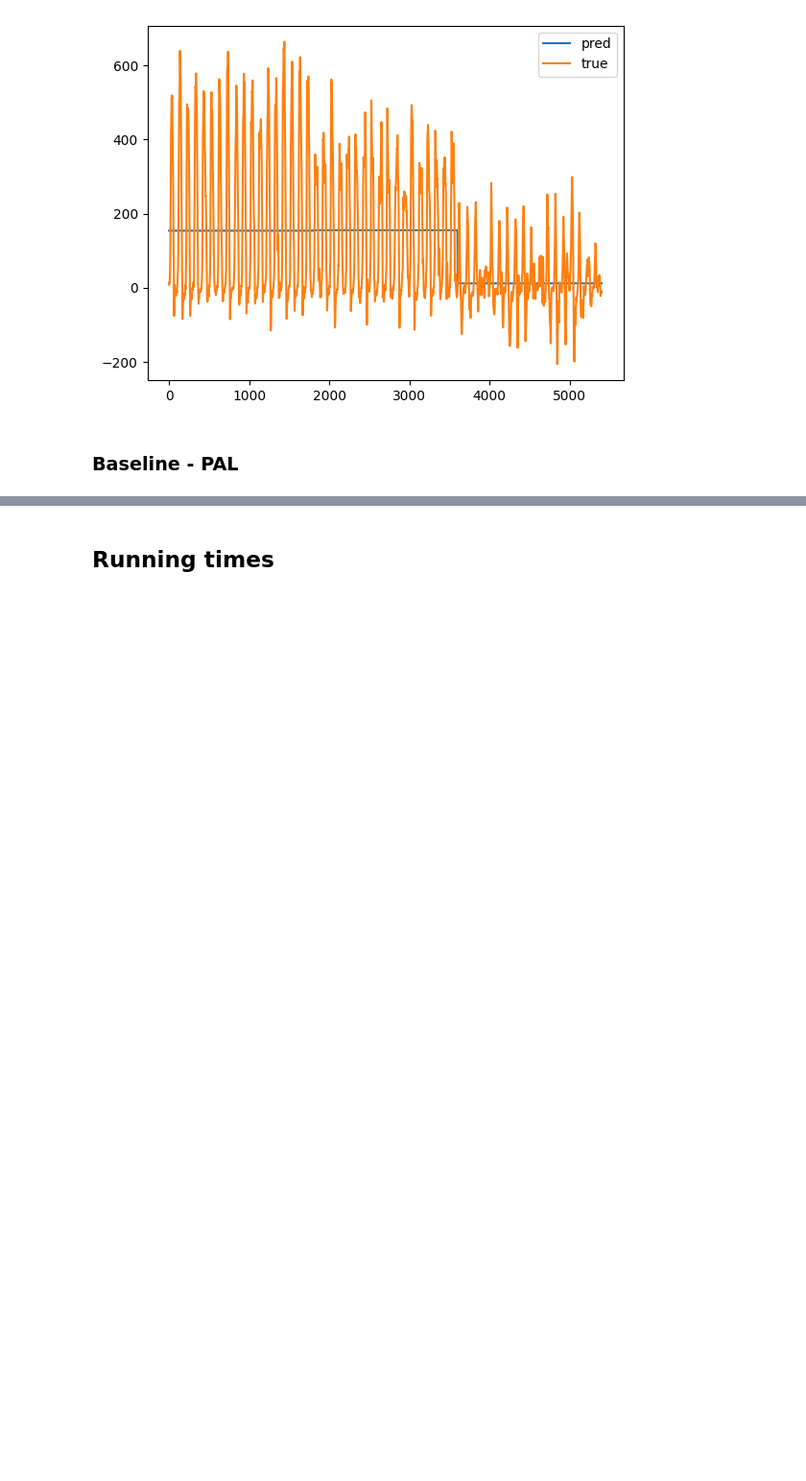
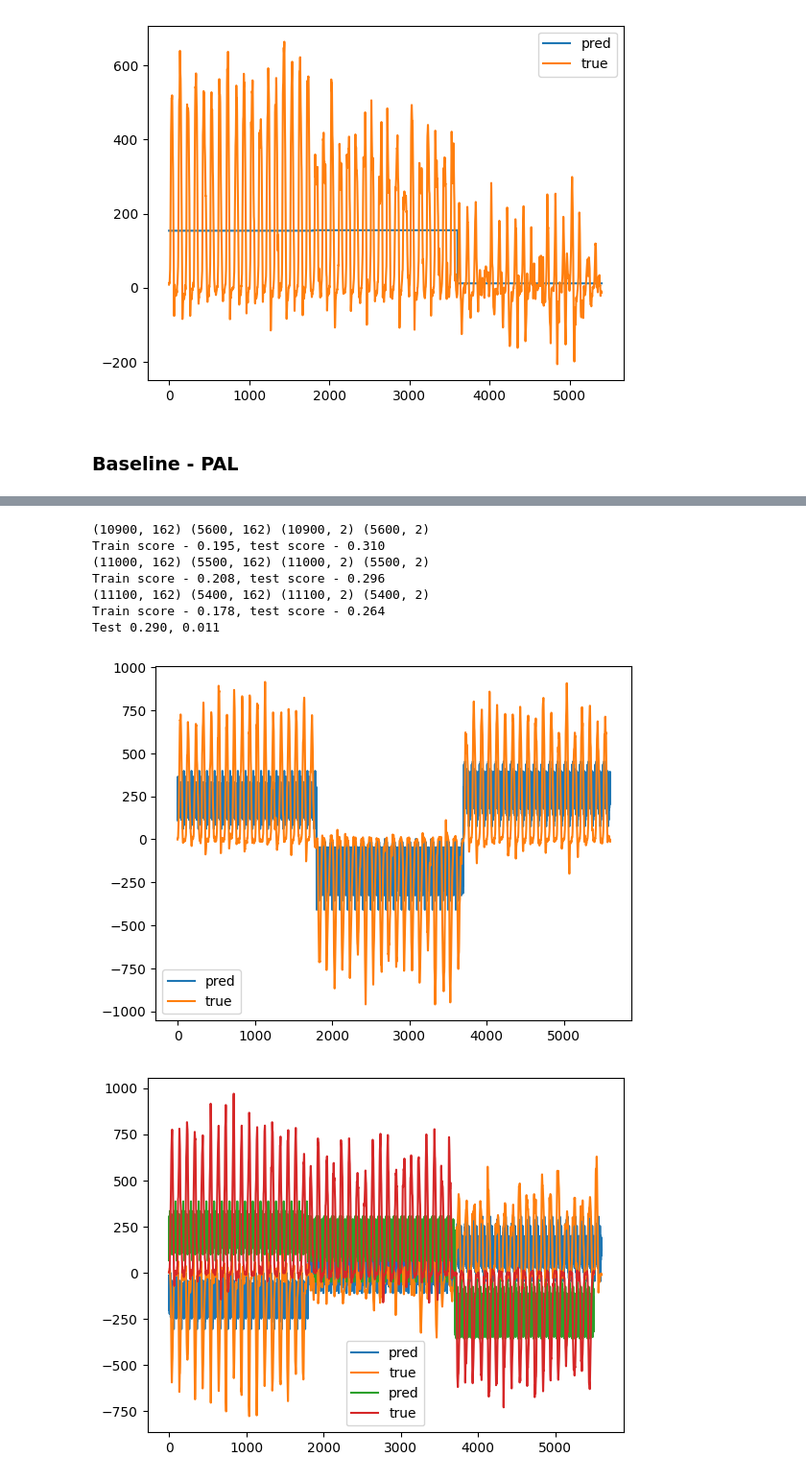
Before and after one commit to yididiyan/ccgpfa, a Jupyter notebook: experiments/multiple_trials/MC Maze - Large - Analysis- IV.ipynb, the cells around one changed output, grey strips where cells are left out. Shown at 96% size. Cells and saved outputs as stored; diff of their text form; code cells hidden in the pictures; blank space fills up the shorter version.

```diff
--- a/experiments/multiple_trials/MC Maze - Large - Analysis- IV.ipynb
+++ b/experiments/multiple_trials/MC Maze - Large - Analysis- IV.ipynb
@@ -373,2 +385,39 @@ Train score - 0.826, test score - 0.345
-# %% [markdown]
-## Running times
+# %%
+import glob
+
+path = '' # set path to ccGPFA experiment results (base directory)
+path = '/media/yido/additional/research/Gitlab/gpfa/ccgpfa/output/MC_Maze_L/' # new
+# path = '/media/yido/additional/research/Gitlab/gpfa/icml_experiments/MC_Maze_L/' # old
+
+n_inducing = None
+exp_type = 'gaussian'
+train_rates, train_behavior = [], []
+test_rates, test_behavior = [], []
+train_scores, test_scores=[],[]
+for train_conds, test_conds in train_test_split():
+    train_rates, train_behavior = load_data(train_conds, exp_type, model='gaussian', n_inducing=n_inducing)
+    test_rates, test_behavior = load_data(test_conds, exp_type, model='gaussian', n_inducing=n_inducing)
+
+
+    train_rates = np.vstack(np.vstack(train_rates).swapaxes(-1, -2))
+    train_behavior = np.vstack(np.vstack(train_behavior))
+
+    test_rates = np.vstack(np.vstack(test_rates).swapaxes(-1, -2))
+    test_behavior = np.vstack(np.vstack(test_behavior))
+    print(train_rates.shape, test_rates.shape, train_behavior.shape, test_behavior.shape )
+
+    train_score_, test_score_ = test_decode(train_rates, test_rates, train_behavior, test_behavior)
+    test_scores.append(test_score_)
+    train_scores.append(train_score_)
+print(f'Test {np.mean(test_scores):.3f}, {np.std(test_scores) / np.sqrt(len(test_scores)):.3f}')
+# print(f'Train {np.mean(train_scores):.3f}, {np.std(train_scores) / np.sqrt(len(train_scores)):.3f}')
+# %% [output]
+(10900, 162) (5600, 162) (10900, 2) (5600, 2)
+Train score - 0.195, test score - 0.310
+(11000, 162) (5500, 162) (11000, 2) (5500, 2)
+Train score - 0.208, test score - 0.296
+(11100, 162) (5400, 162) (11100, 2) (5400, 2)
+Train score - 0.178, test score - 0.264
+Test 0.290, 0.011
+[figure, added]
+[figure, added]
```
Also changed, not shown: parts of 6 cells of this notebook, 1 other file.
